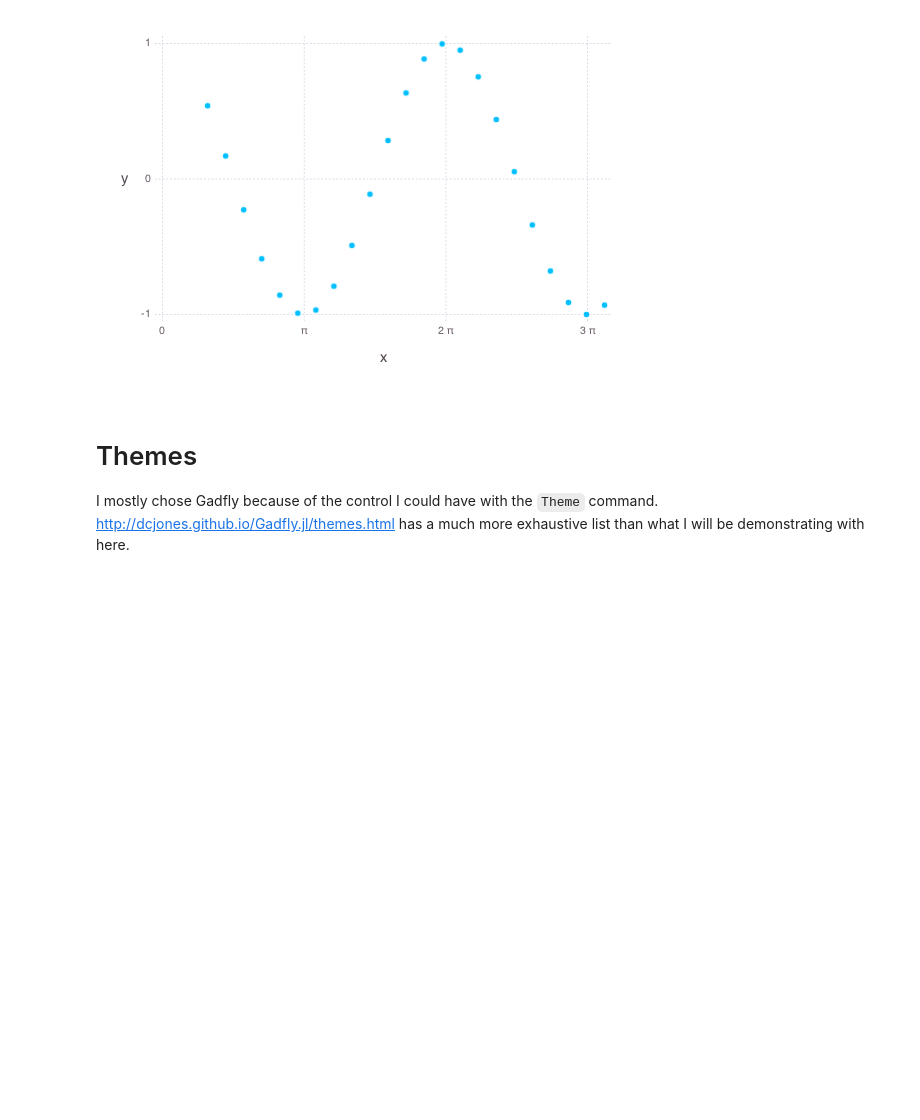
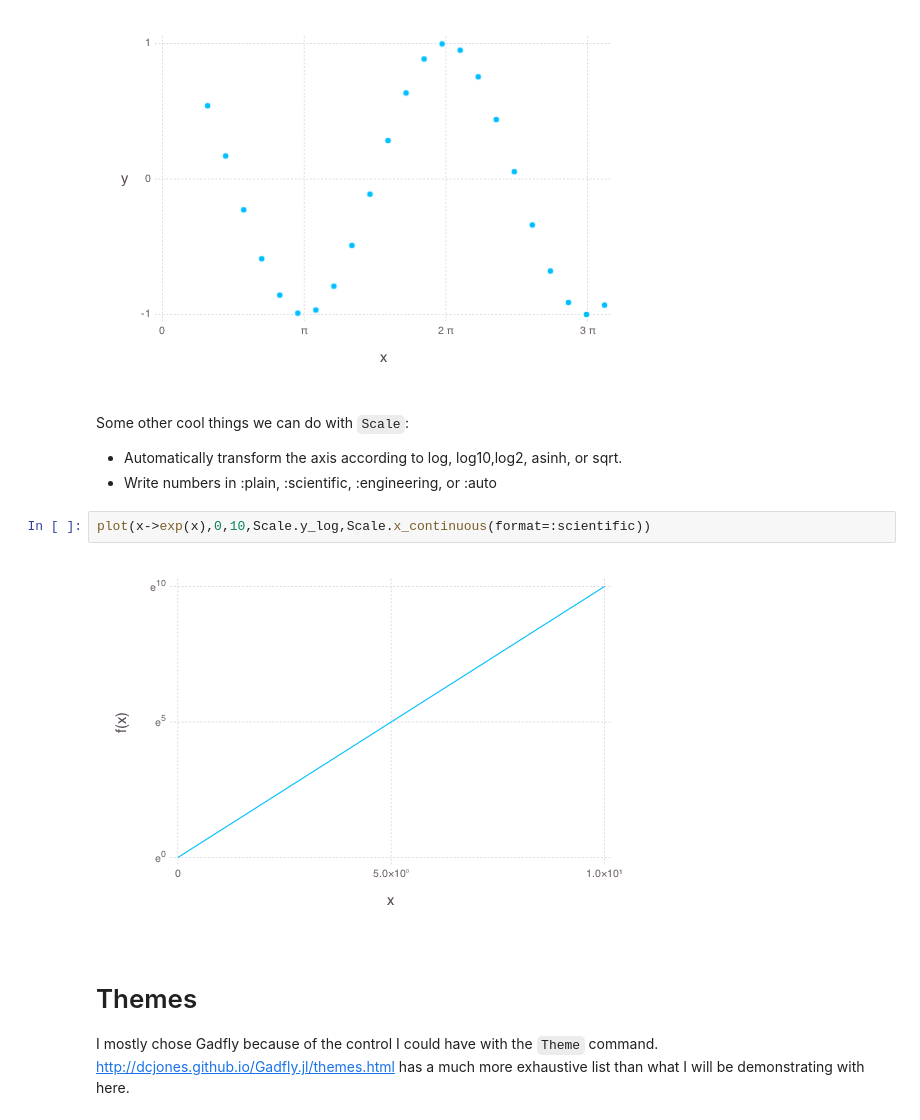
Before and after one commit to albi3ro/M4, a Jupyter notebook: Gadfly.ipynb, the cells around one changed output. Saved outputs shown, nothing was run; the diff lists cells and outputs as text; blank space fills up the shorter version.

```diff
--- a/Gadfly.ipynb
+++ b/Gadfly.ipynb
@@ -93,6 +110,14 @@ Guide.yticks(ticks=yticks),
 Guide.xticks(ticks=xticks),Scale.x_continuous(labels=labelname))
 # %% [output]
 [figure]
+# %% [markdown]
+Some other cool things we can do with `Scale`:
+* Automatically transform the axis according to log, log10,log2, asinh, or sqrt.
+* Write numbers in :plain, :scientific, :engineering, or :auto
+# %%
+plot(x->exp(x),0,10,Scale.y_log,Scale.x_continuous(format=:scientific))
+# %% [output]
+[figure, added]
 # %% [markdown]
 # Themes
 I mostly chose Gadfly because of the control I could have with the `Theme` command.  http://dcjones.github.io/Gadfly.jl/themes.html has a much more exhaustive list than what I will be demonstrating with here.
```
Also changed, not shown: parts of 4 cells of this notebook, 2 other files.
